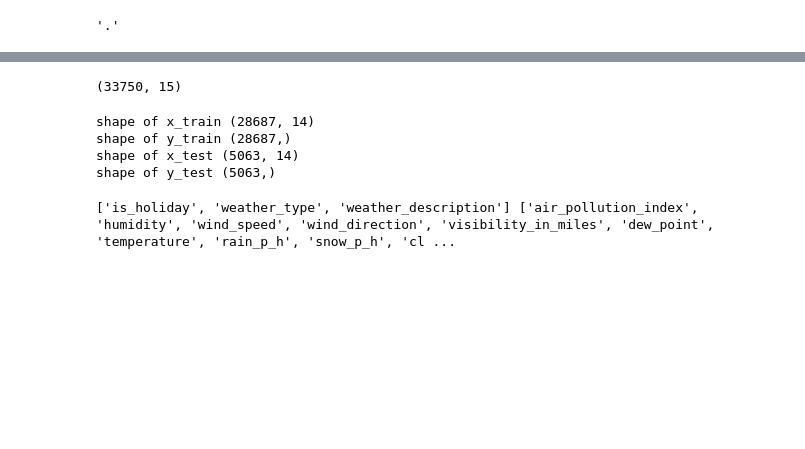
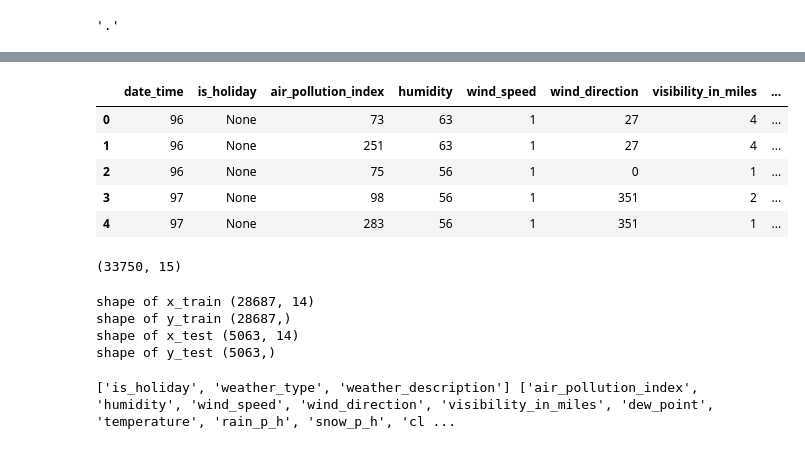
Before and after one commit to millermuttu/Cattle-classifier, a Jupyter notebook: traffic_volume.ipynb, the cells around one changed output, grey strips where cells are left out. Drawn from its saved outputs; the diff is of its cells as text; code cells hidden in the pictures; blank space fills up the shorter version.

```diff
--- a/traffic_volume.ipynb
+++ b/traffic_volume.ipynb
@@ -47,3 +85,26 @@ test_data = pd.read_csv('Test.csv')
+# %%
+date = pd.to_datetime(test_data['date_time'])
+date_encoded = []
+for i in date:
+    day = i.strftime('%A')
+    time = i.hour
+    day_time = str(day)+str(time)
+    # date_encoded.append([day+time])
+    date_encoded.append([day_time])
+
+date_encoded = pd.DataFrame(date_encoded)
+test_data['date_time'] = date_encoded
+
+test_data['date_time'] = test_data['date_time'].astype('category').cat.codes
+# %%
+test_data.head()
+# %% [output]
+|  | date_time | is_holiday | air_pollution_index | humidity | wind_speed | wind_direction | visibility_in_miles | ... |
+| 0 | 96 | None | 73 | 63 | 1 | 27 | 4 | ... |
+| 1 | 96 | None | 251 | 63 | 1 | 27 | 4 | ... |
+| 2 | 96 | None | 75 | 56 | 1 | 0 | 1 | ... |
+| 3 | 97 | None | 98 | 56 | 1 | 351 | 2 | ... |
+| 4 | 97 | None | 283 | 56 | 1 | 351 | 1 | ... |
 # %%
 train_data.columns
 train_data.shape
```
Also changed, not shown: parts of 13 cells of this notebook.
